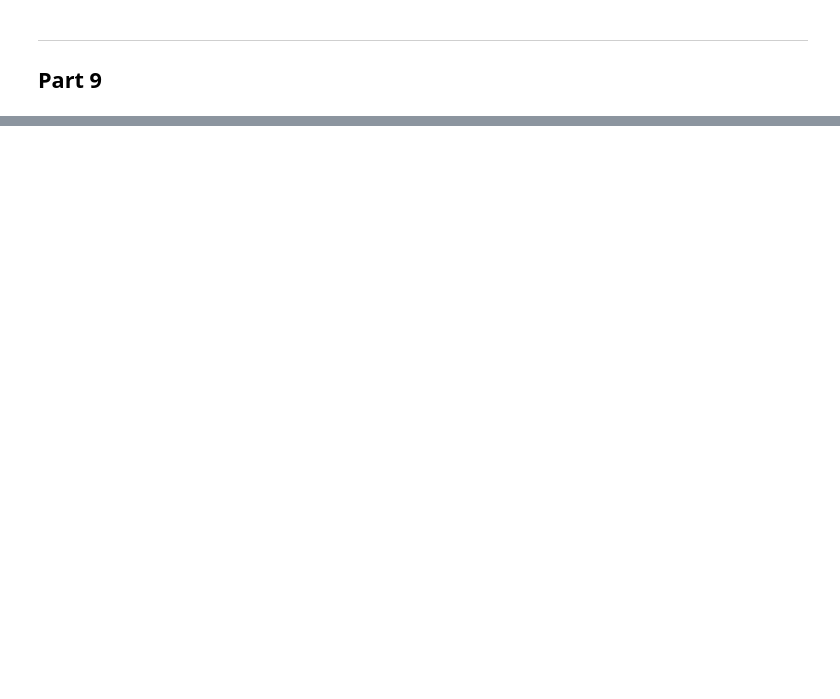
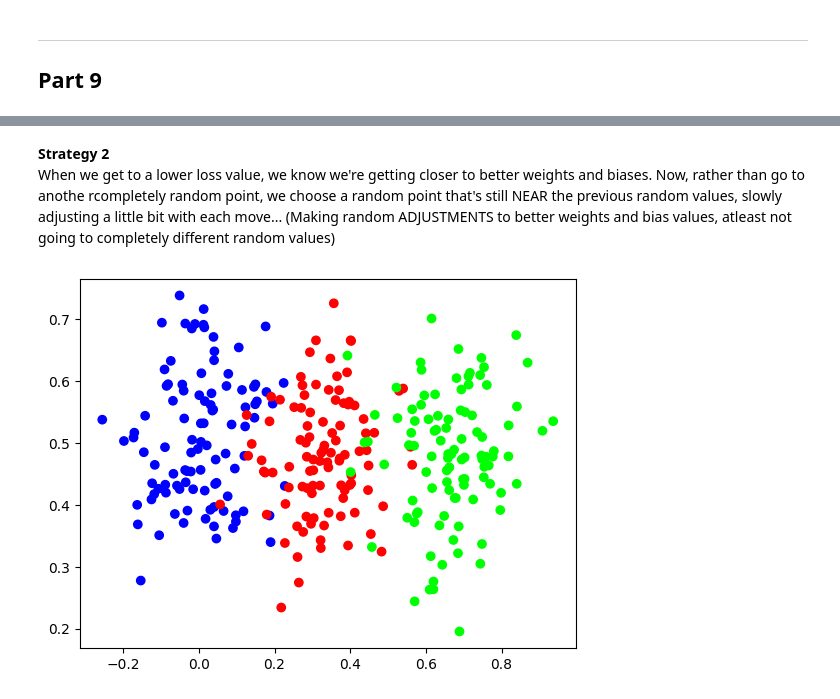
Before and after one commit to IshaanChamoli/NeuralNet, a Jupyter notebook: NeuralNet.ipynb, the cells around one changed output, grey strips where cells are left out. Saved outputs shown, nothing was run; the diff lists cells and outputs as text; code cells hidden in the pictures; blank space fills up the shorter version.

Commit message:
Complete Part 9

```diff
--- a/NeuralNet.ipynb
+++ b/NeuralNet.ipynb
@@ -650,0 +746,64 @@ Accuracy: 0.30333333333333334
+# %% [markdown]
+<b>Strategy 2</b><br>
+When we get to a lower loss value, we know we're getting closer to better weights and biases. Now, rather than go to anothe rcompletely random point, we choose a random point that's still NEAR the previous random values, slowly adjusting a little bit with each move...
+(Making random ADJUSTMENTS to better weights and bias values, atleast not going to completely different random values)
+# %%
+import matplotlib.pyplot as plt
+import nnfs
+from nnfs.datasets import vertical_data
+nnfs.init()
+
+# Creating simple data set (simpler than spiral)
+X, y = vertical_data(samples=100, classes=3)
+plt.scatter(X[:,0], X[:,1], c=y, cmap='brg')
+plt.show()
+
+### ALMOST EVERYTHING REMAINS SAME!!! ###
+
+
+# Creating layers
+dense1 = Layer_Dense(2, 3)
+activation1 = Activation_ReLu()
+dense2 = Layer_Dense(3, 3)
+activation2 = Activation_SoftMax()
+
+
+# Helper variables (best weights and biases!)
+lowest_loss = 999999999
+best_dense1_weights = dense1.weights.copy()
+best_dense1_biases = dense1.biases.copy()
+best_dense2_weights = dense2.weights.copy()
+best_dense2_biases = dense2.biases.copy()
+
+# Multiple iterations, randomizing weights+biases
+for iteration in range(100000):
+    # Creating new weights/biases ===============>>>> ### EXCEPT THIS PART!!! ###
+    ### Instead of assigning completely random new weights and biases, we ADD a some random amount to the current best ones!
+    ### Keep in mind that these current weights ARE the best weights currently
+    ### Every time (loss < lowest_loss) below, we update them to the best ones... Now we just DONT stray back to random ones, but adjust the best ones iteratively...
+    dense1.weights += 0.05 * np.random.randn(2,3) # Switched from = to += (earlier making them equal, now plus equals)
+    dense1.biases += 0.05 * np.random.randn(1,3)
+    dense2.weights += 0.05 * np.random.randn(3,3)
+    dense2.biases += 0.05 * np.random.randn(1,3)
+
+    # Forward Pass (taking data through the layers!)
+    dense1.forward(X)
+    activation1.forward(dense1.output)
+    dense2.forward(activation1.output)
+    activation2.forward(dense2.output)
+    loss = Loss_CategoricalCrossEntropy()
+    loss = loss.loss(activation2.output, y)
+    accuracy = Accuracy().calculate(activation2.output, y)
+
+    if loss < lowest_loss:
+        # Updating helper best variables, if loss is at its lowest!
+        lowest_loss = loss
+        best_dense1_weights = dense1.weights.copy()
+        best_dense1_biases = dense1.biases.copy()
+        best_dense2_weights = dense2.weights.copy()
+        best_dense1_biases = dense1.biases.copy()
+        print(f"Better weights and biases found! Iteration: {iteration}, Loss: {loss}, Accuracy: {accuracy}")
+
+print("All iterations complete!")
+# %% [output]
+[figure, added]
```
Also changed, not shown: parts of 14 cells of this notebook.
